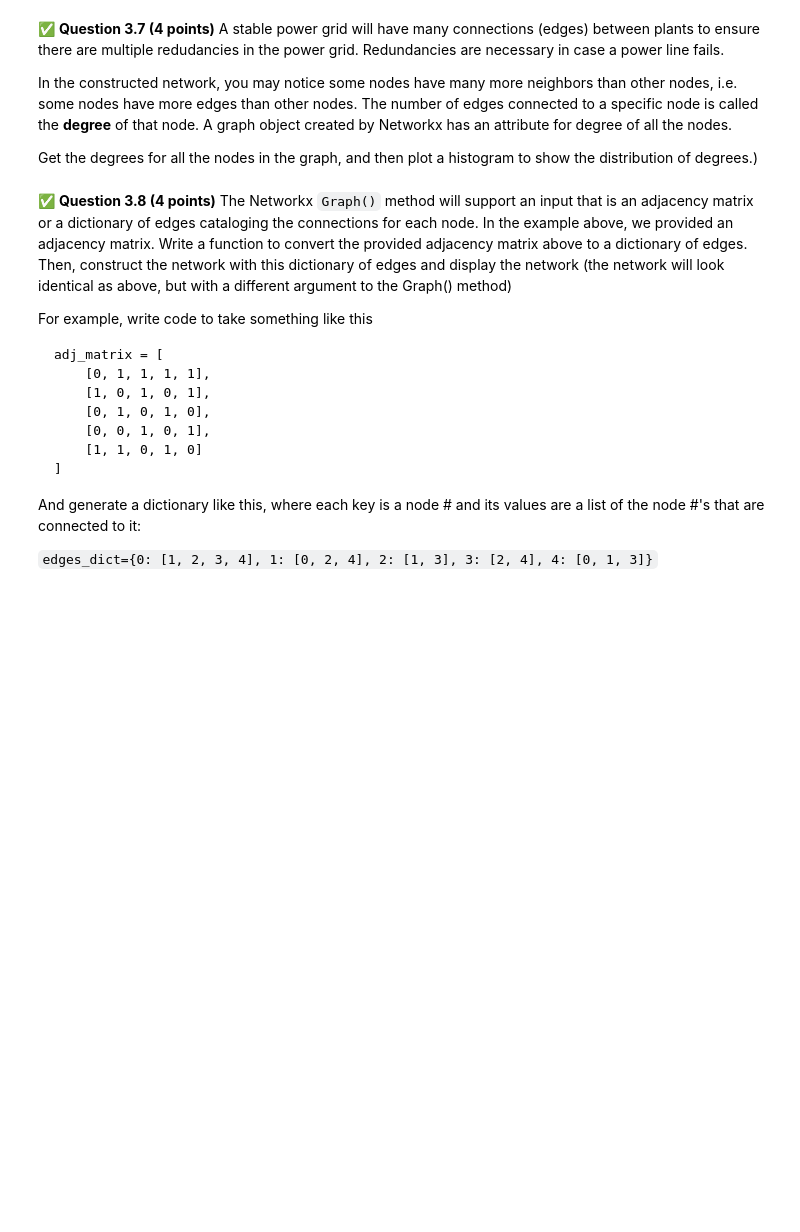
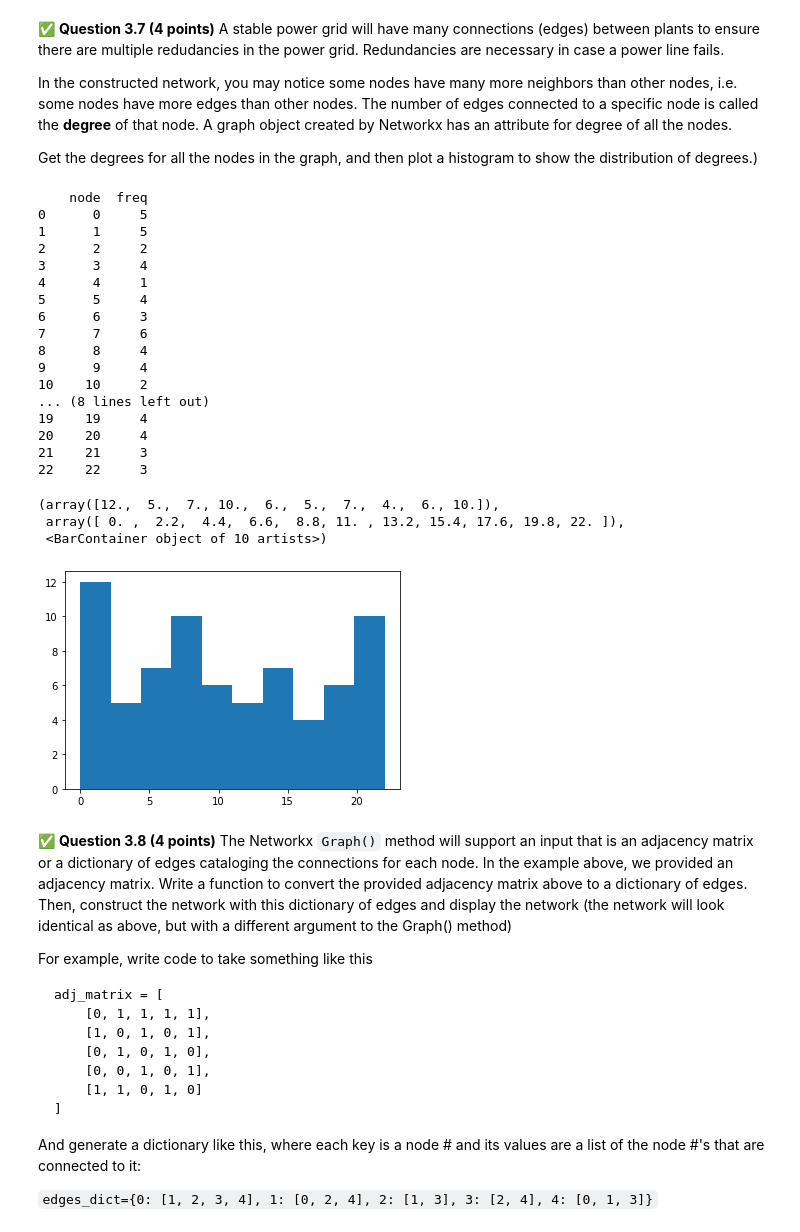
Before and after one commit to johnsonbj199/CMSE202-f23-turnin, a Jupyter notebook: hw-02/HW-02_OOP_ABM_GraphTheory-BrandonJohnson.ipynb, the cells around one changed output. Saved outputs shown, nothing was run; the diff lists cells and outputs as text; code cells hidden in the pictures; blank space fills up the shorter version.

```diff
--- a/hw-02/HW-02_OOP_ABM_GraphTheory-BrandonJohnson.ipynb
+++ b/hw-02/HW-02_OOP_ABM_GraphTheory-BrandonJohnson.ipynb
@@ -532,3 +530,31 @@ Get the degrees for all the nodes in the graph, and then plot a histogram to sho
+# %%
+# Put your code here:
+degrees = pd.DataFrame(G.degree())
+degrees.columns = ["node","freq"]
+print(degrees)
+plt.hist(degrees["node"], weights=degrees["freq"])
+# %% [output]
+    node  freq
+0      0     5
+1      1     5
+2      2     2
+3      3     4
+4      4     1
+5      5     4
+6      6     3
+7      7     6
+8      8     4
+9      9     4
+10    10     2
+... (8 lines left out)
+19    19     4
+20    20     4
+21    21     3
+22    22     3
+(array([12.,  5.,  7., 10.,  6.,  5.,  7.,  4.,  6., 10.]),
+ array([ 0. ,  2.2,  4.4,  6.6,  8.8, 11. , 13.2, 15.4, 17.6, 19.8, 22. ]),
+ <BarContainer object of 10 artists>)
+[figure, added]
 # %% [markdown]
 &#9989; **Question 3.8 (4 points)** The Networkx `Graph()` method will support an input that is an adjacency matrix or a dictionary of edges cataloging the connections for each node.  In the example above, we provided an adjacency matrix.  Write a function to convert the provided adjacency matrix above to a dictionary of edges.  Then, construct the network with this dictionary of edges and display the network (the network will look identical as above, but with a different argument to the Graph() method)
 
```
Also changed, not shown: parts of 7 cells of this notebook.
